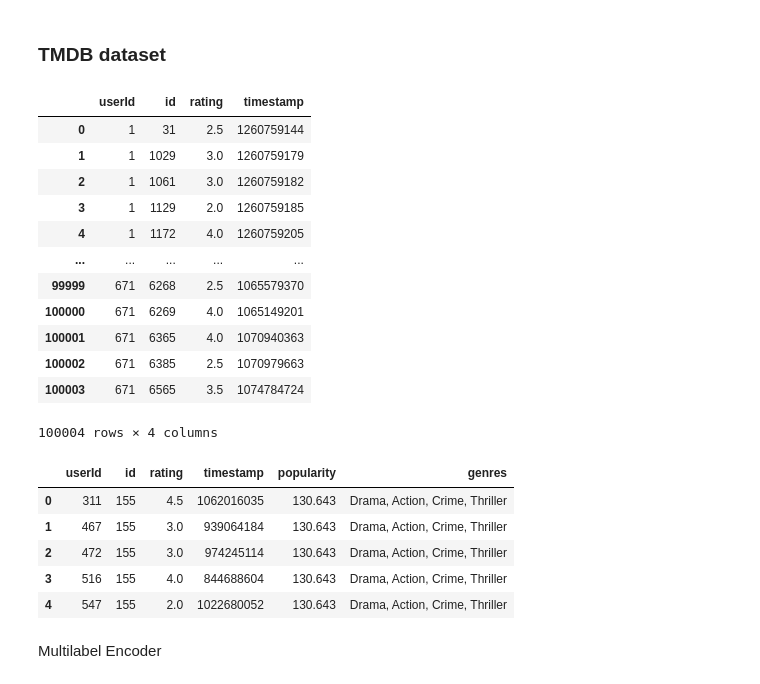
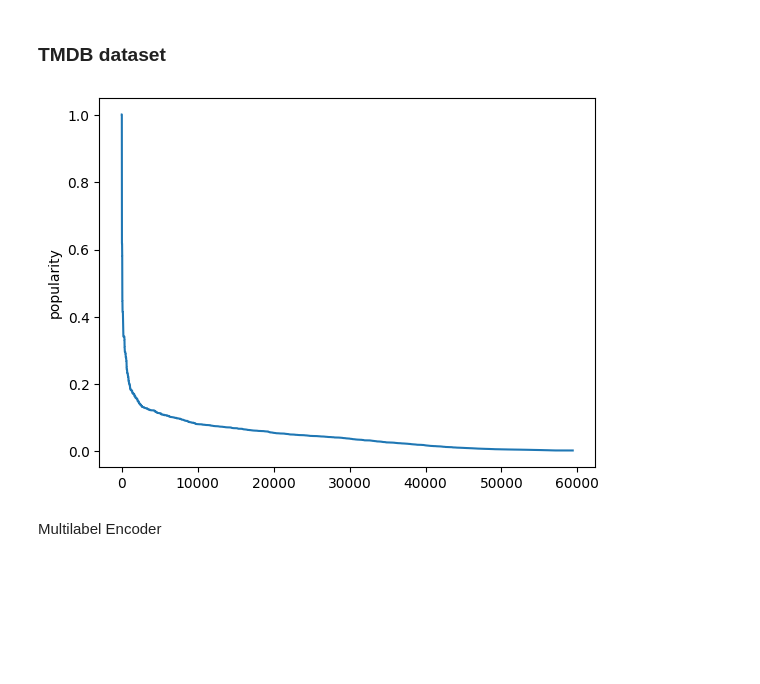
Before and after one commit to Ramie0802/Content_popularity_prediction, a Jupyter notebook: notebook/data_processing.ipynb, the cells around one changed output. Cells and saved outputs as stored; diff of their text form; code cells hidden in the pictures; blank space fills up the shorter version.

```diff
--- a/notebook/data_processing.ipynb
+++ b/notebook/data_processing.ipynb
@@ -12,35 +11,23 @@ from sklearn.model_selection import train_test_split
 # %% [markdown]
 ### TMDB dataset
 # %%
-TMDB_movie = pd.read_csv("/home/ramie/Desktop/Content_popularity_prediction/data/TMDB_movie_dataset_v11.csv")
-TMDB_rating = pd.read_csv("/home/ramie/Desktop/Content_popularity_prediction/data/TMDB.csv")
+TMDB_movie = pd.read_csv("../data/TMDB_movie_dataset_v11.csv").dropna(subset=["popularity", "genres", "id"])
+TMDB_rating = pd.read_csv("../data/ratings_small.csv").dropna(subset=["userId", "movieId", "rating", "timestamp"])
 TMDB_rating.columns = ["userId", "id", "rating", "timestamp"]
-TMDB_rating
+
+merged_df = pd.merge(TMDB_movie, TMDB_rating, on="id", how="inner")
+dataset = merged_df[["userId", "id", "rating", "timestamp", "popularity", "genres"]]
-# %% [output]
-|  | userId | id | rating | timestamp |
-| 0 | 1 | 31 | 2.5 | 1260759144 |
-| 1 | 1 | 1029 | 3.0 | 1260759179 |
-| 2 | 1 | 1061 | 3.0 | 1260759182 |
-| 3 | 1 | 1129 | 2.0 | 1260759185 |
-| 4 | 1 | 1172 | 4.0 | 1260759205 |
-| ... | ... | ... | ... | ... |
-| 99999 | 671 | 6268 | 2.5 | 1065579370 |
-| 100000 | 671 | 6269 | 4.0 | 1065149201 |
-| 100001 | 671 | 6365 | 4.0 | 1070940363 |
-| 100002 | 671 | 6385 | 2.5 | 1070979663 |
-| 100003 | 671 | 6565 | 3.5 | 1074784724 |
-100004 rows × 4 columns
-# %%
-merged_df = pd.merge(TMDB_movie, TMDB_rating, on='id', how='inner')
-
-dataset = merged_df[["userId", "id", "rating", "timestamp", "popularity","genres"]]
-dataset.head(5)
-# %% [output]
-|  | userId | id | rating | timestamp | popularity | genres |
-| 0 | 311 | 155 | 4.5 | 1062016035 | 130.643 | Drama, Action, Crime, Thriller |
-| 1 | 467 | 155 | 3.0 | 939064184 | 130.643 | Drama, Action, Crime, Thriller |
-| 2 | 472 | 155 | 3.0 | 974245114 | 130.643 | Drama, Action, Crime, Thriller |
-| 3 | 516 | 155 | 4.0 | 844688604 | 130.643 | Drama, Action, Crime, Thriller |
-| 4 | 547 | 155 | 2.0 | 1022680052 | 130.643 | Drama, Action, Crime, Thriller |
+# %%
+dataset = dataset.loc[dataset['genres'].notna()]
+dataset_scaled = dataset.copy()
+dataset_scaled["popularity"] /= (dataset["popularity"].max() - dataset["popularity"].min())
+# %%
+dataset_sorted = dataset_scaled.sort_values(by="popularity", ascending=False)
+
+range_i = list(range(0, dataset_sorted.shape[0]))
+sns.lineplot(x=range_i, y=dataset_sorted["popularity"])
+plt.show()
+# %% [output]
+[figure, added]
 # %% [markdown]
 Multilabel Encoder
```
Also changed, not shown: parts of 7 cells of this notebook, 9 other files.
